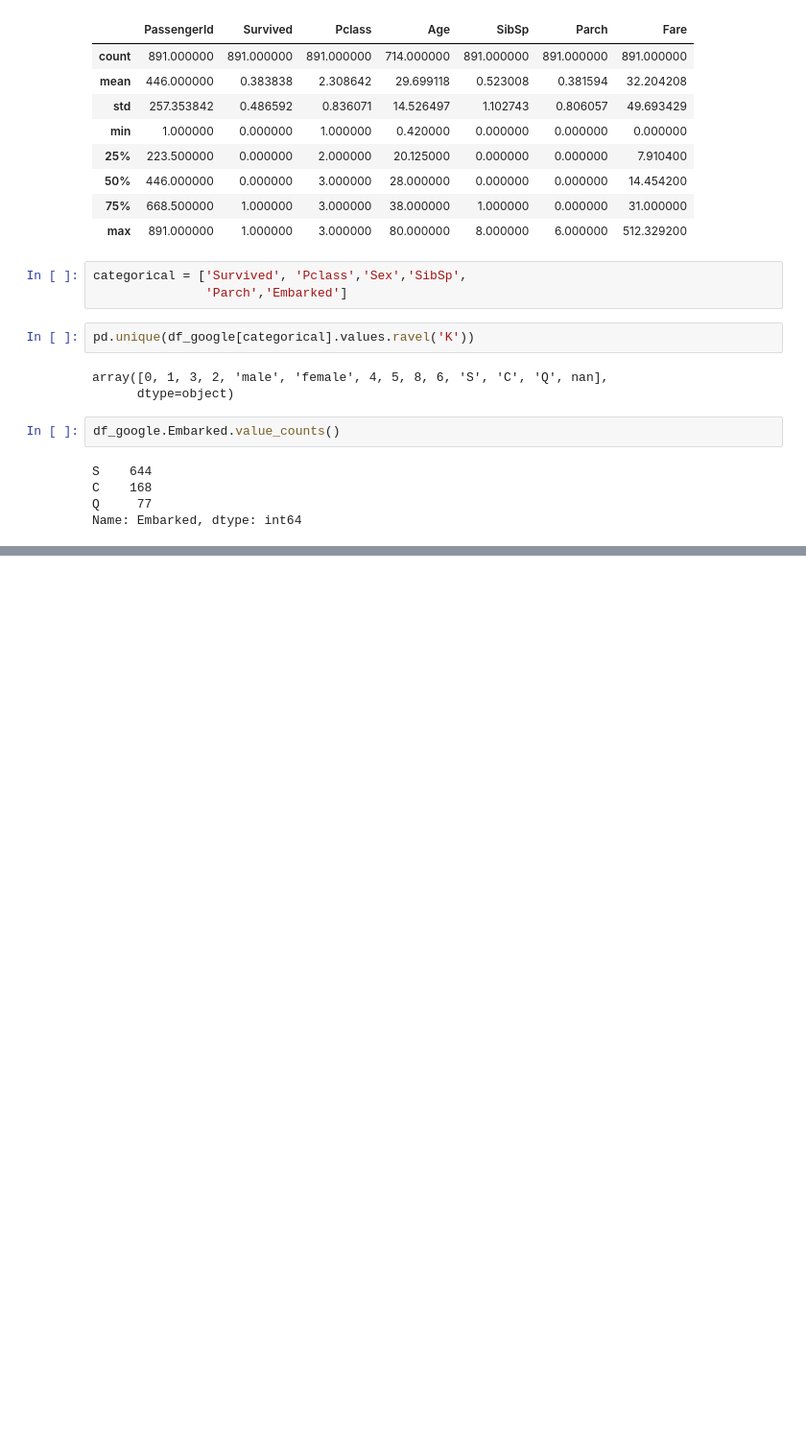
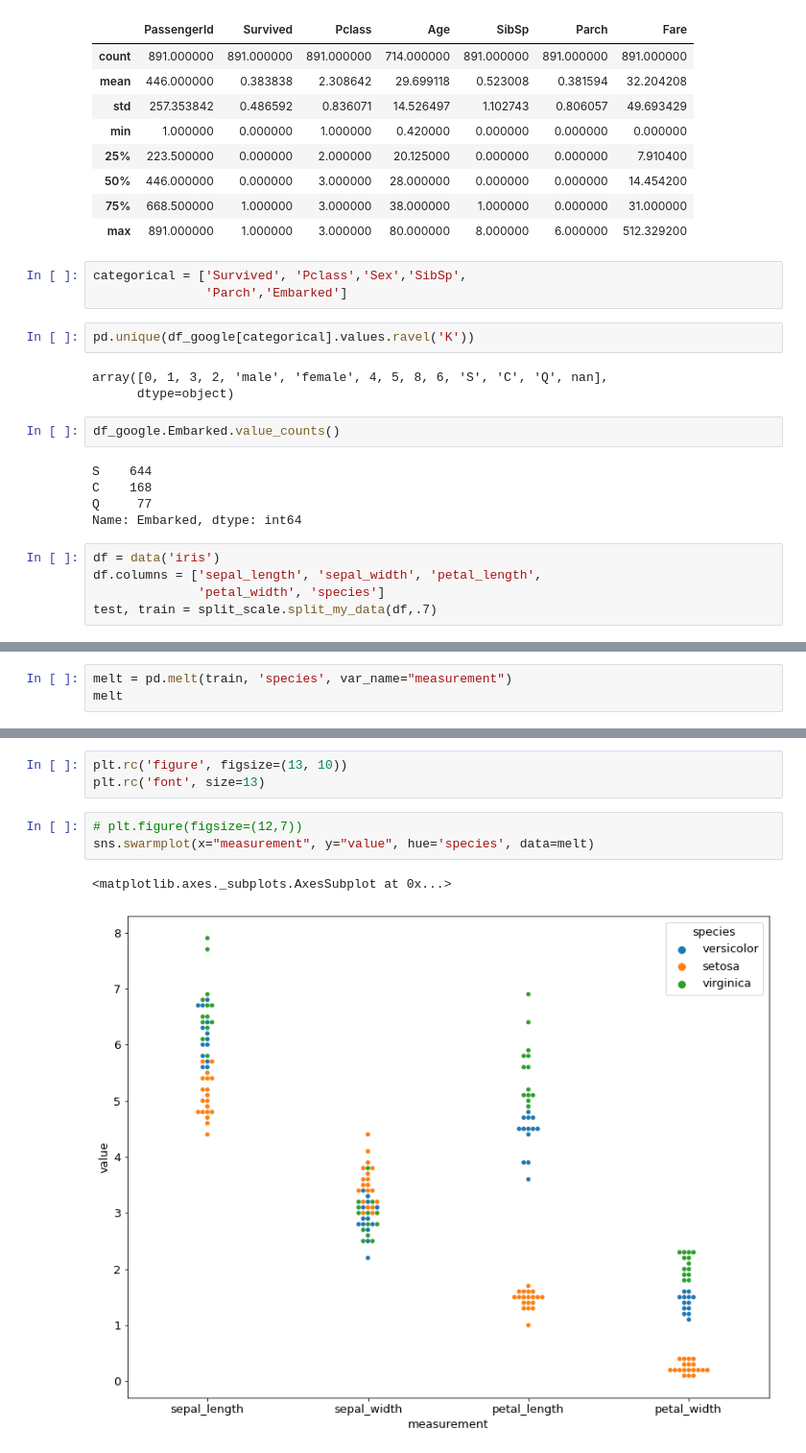
Before and after one commit to CameronGTaylor/ds-methodologies-exercises, a Jupyter notebook: classification/classification_exercises.ipynb, the cells around one changed output, grey strips where cells are left out. Shown: that part at 96% size. Drawn from its saved outputs; the diff is of its cells as text; blank space fills up the shorter version.

```diff
--- a/classification/classification_exercises.ipynb
+++ b/classification/classification_exercises.ipynb
@@ -170,3 +181,8 @@ S    644
 C    168
 Q     77
 Name: Embarked, dtype: int64
+# %%
+df = data('iris')
+df.columns = ['sepal_length', 'sepal_width', 'petal_length',
+              'petal_width', 'species']
+test, train = split_scale.split_my_data(df,.7)
@@ -172,0 +198,3 @@ Name: Embarked, dtype: int64
+# %%
+melt = pd.melt(train, 'species', var_name="measurement")
+melt
@@ -172,0 +215,9 @@ Name: Embarked, dtype: int64
+# %%
+plt.rc('figure', figsize=(13, 10))
+plt.rc('font', size=13)
+# %%
+# plt.figure(figsize=(12,7))
+sns.swarmplot(x="measurement", y="value", hue='species', data=melt)
+# %% [output]
+<matplotlib.axes._subplots.AxesSubplot at 0x...>
+[figure, added]
```
Also changed, not shown: parts of 15 cells of this notebook.
